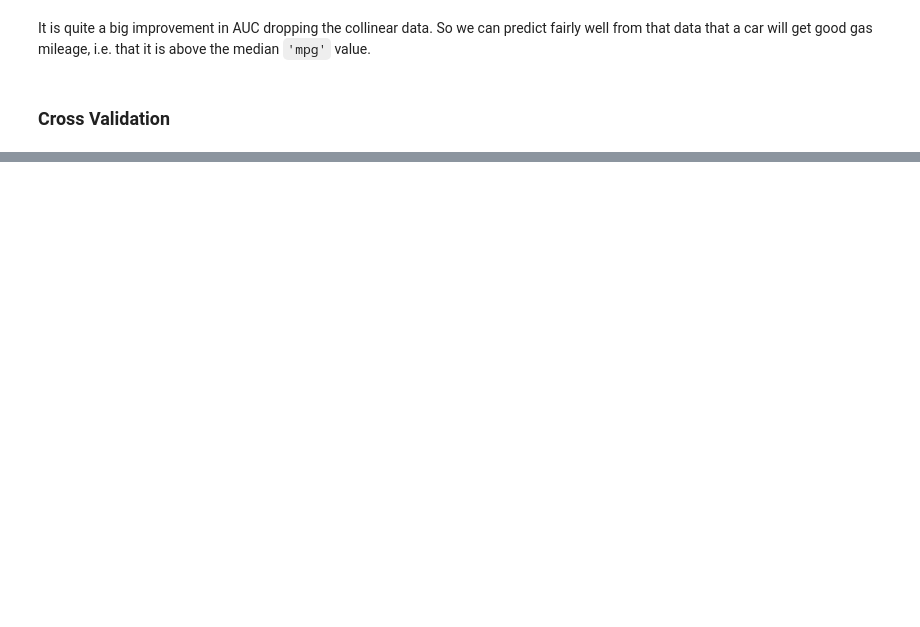
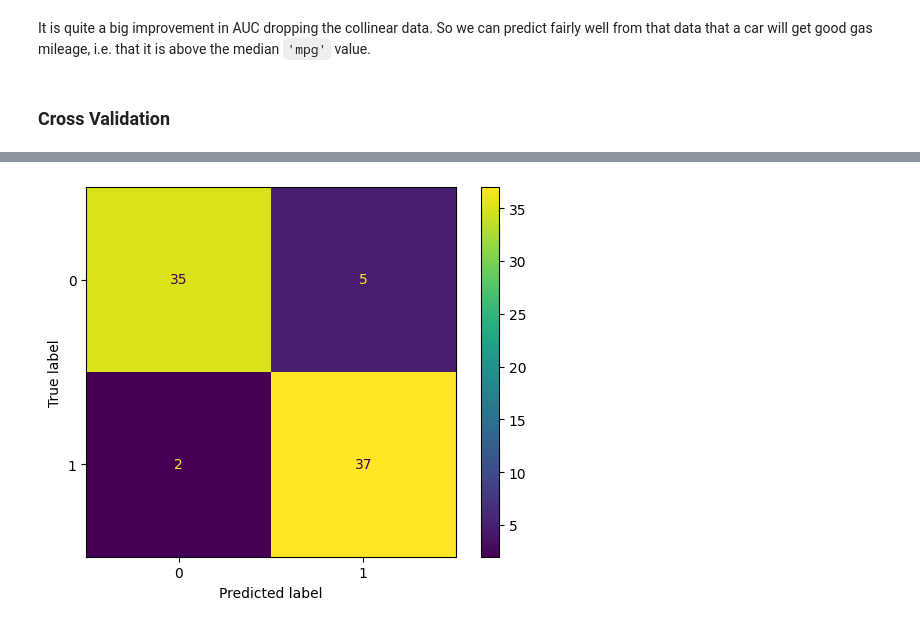
Before and after one commit to alexanderneva/s541a2, a Jupyter notebook: Untitled.ipynb, the cells around one changed output, grey strips where cells are left out. Cells and saved outputs as stored; diff of their text form; code cells hidden in the pictures; blank space fills up the shorter version.

```diff
--- a/Untitled.ipynb
+++ b/Untitled.ipynb
@@ -397,0 +434,9 @@ results_cv.sort_values(by='mean_test_score',ascending=False)
+# %%
+from sklearn.metrics import ConfusionMatrixDisplay, confusion_matrix
+best = search_grid.best_estimator_
+best_prediction = best.predict(test_norm)
+confuse = confusion_matrix(y_test,best_prediction)
+disp = ConfusionMatrixDisplay(confuse)
+disp.plot();
+# %% [output]
+[figure, added]
```
Also changed, not shown: parts of 17 cells of this notebook.
